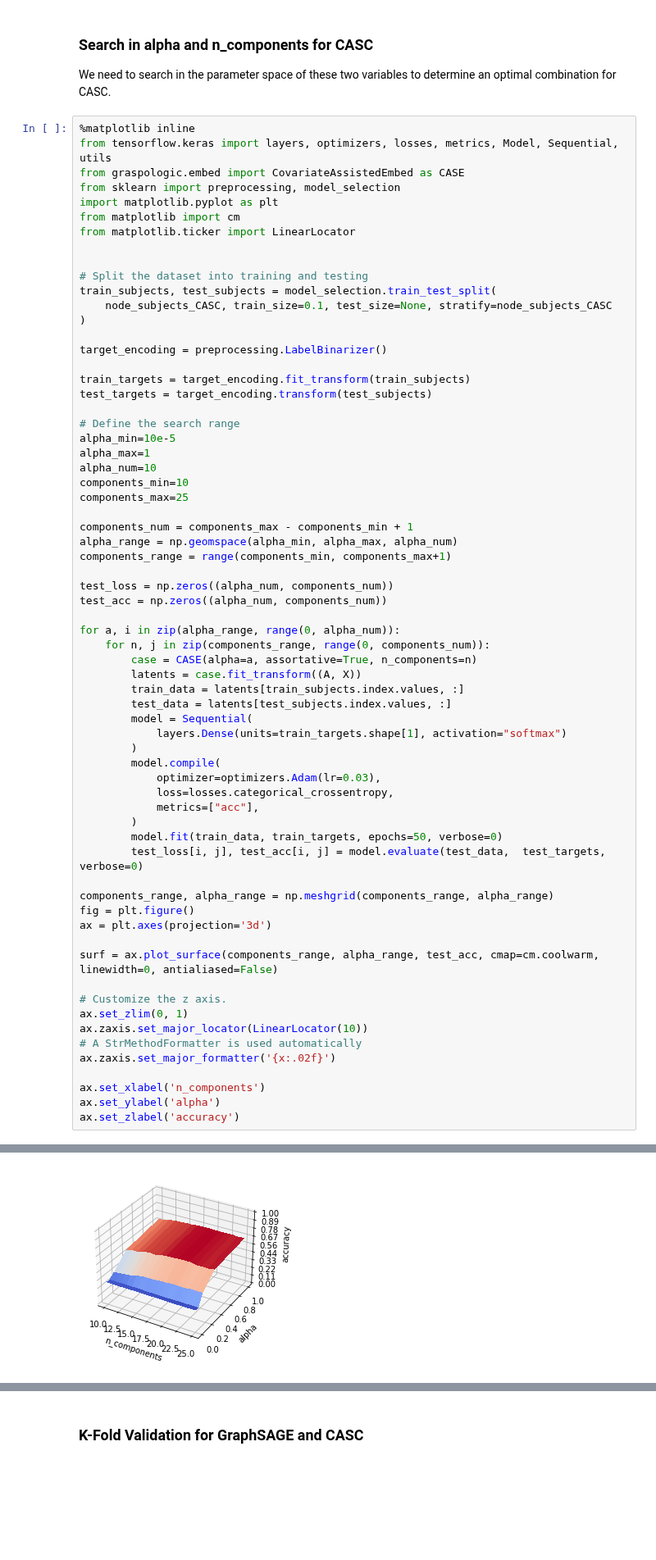
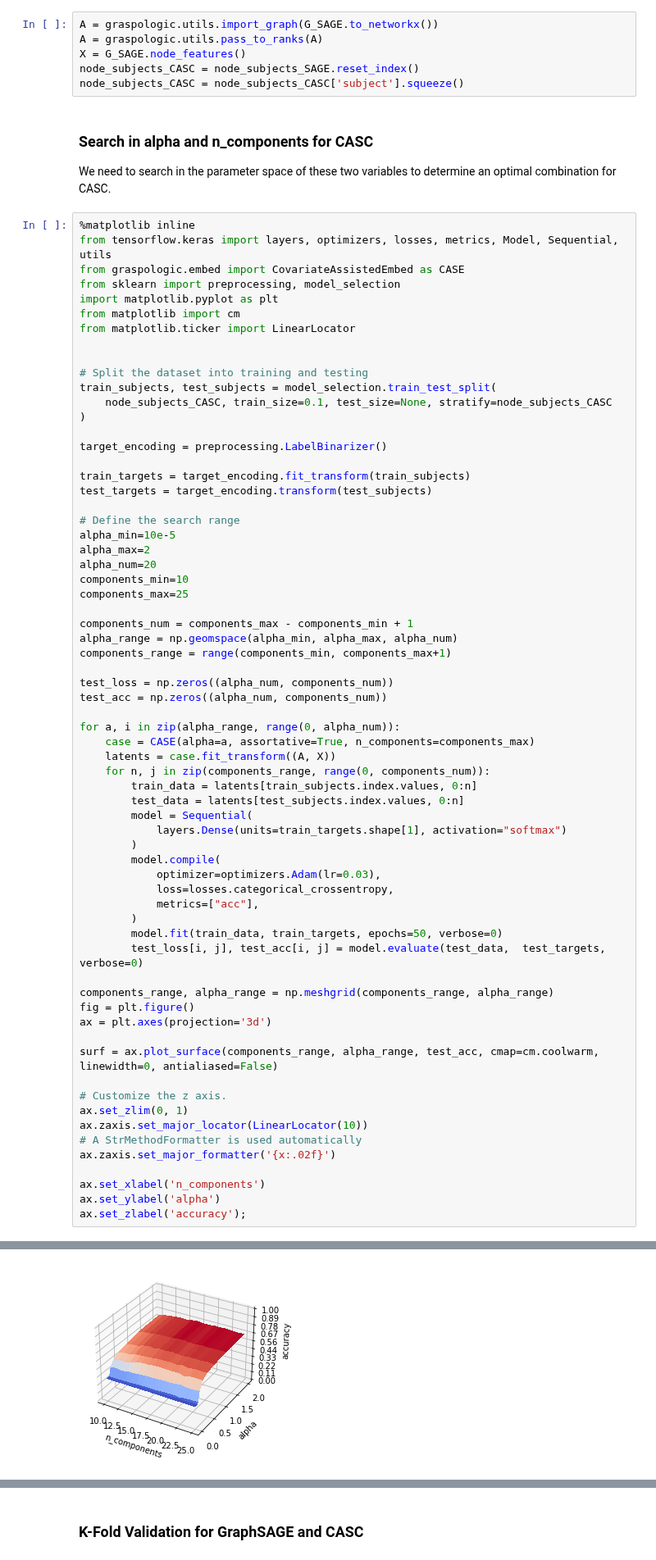
Before and after one commit to neurodata/notebooks, a Jupyter notebook: _notebooks/2021-05-06-casc-GraphSAGE.ipynb, the cells around one changed output, grey strips where cells are left out. Shown at 82% size. Drawn from its saved outputs; the diff is of its cells as text; blank space fills up the shorter version.

```diff
--- a/_notebooks/2021-05-06-casc-GraphSAGE.ipynb
+++ b/_notebooks/2021-05-06-casc-GraphSAGE.ipynb
@@ -46,3 +53,9 @@ G_SAGE, node_subjects_SAGE = dataset.load()
+# %%
+A = graspologic.utils.import_graph(G_SAGE.to_networkx())
+A = graspologic.utils.pass_to_ranks(A)
+X = G_SAGE.node_features()
+node_subjects_CASC = node_subjects_SAGE.reset_index()
+node_subjects_CASC = node_subjects_CASC['subject'].squeeze()
 # %% [markdown]
 ### Search in alpha and n_components for CASC
 
@@ -69,8 +82,8 @@ test_targets = target_encoding.transform(test_subjects)
 
 # Define the search range
 alpha_min=10e-5
-alpha_max=1
-alpha_num=10
+alpha_max=2
+alpha_num=20
 components_min=10
 components_max=25
 
@@ -82,11 +95,11 @@ test_loss = np.zeros((alpha_num, components_num))
 test_acc = np.zeros((alpha_num, components_num))
 
 for a, i in zip(alpha_range, range(0, alpha_num)):
+    case = CASE(alpha=a, assortative=True, n_components=components_max)
+    latents = case.fit_transform((A, X))
     for n, j in zip(components_range, range(0, components_num)):
-        case = CASE(alpha=a, assortative=True, n_components=n)
-        latents = case.fit_transform((A, X))
-        train_data = latents[train_subjects.index.values, :]
-        test_data = latents[test_subjects.index.values, :]
+        train_data = latents[train_subjects.index.values, 0:n]
+        test_data = latents[test_subjects.index.values, 0:n]
         model = Sequential(
             layers.Dense(units=train_targets.shape[1], activation="softmax")
         )
@@ -96,13 +109,13 @@ for a, i in zip(alpha_range, range(0, alpha_num)):
             metrics=["acc"],
         )
         model.fit(train_data, train_targets, epochs=50, verbose=0)
-        test_loss[i, j], test_acc[i, j] = model.evaluate(test_data,  test_targets,                  verbose=0)
+        test_loss[i, j], test_acc[i, j] = model.evaluate(test_data,  test_targets, verbose=0)
 
 components_range, alpha_range = np.meshgrid(components_range, alpha_range)
 fig = plt.figure()
 ax = plt.axes(projection='3d')
 
-surf = ax.plot_surface(components_range, alpha_range, test_acc, cmap=cm.coolwarm,               linewidth=0, antialiased=False)
+surf = ax.plot_surface(components_range, alpha_range, test_acc, cmap=cm.coolwarm, linewidth=0, antialiased=False)
 
 # Customize the z axis.
 ax.set_zlim(0, 1)
@@ -112,5 +125,5 @@ ax.zaxis.set_major_formatter('{x:.02f}')
 
 ax.set_xlabel('n_components')
 ax.set_ylabel('alpha')
-ax.set_zlabel('accuracy')
+ax.set_zlabel('accuracy');
 # %% [output]
@@ -118,2 +130,2 @@ Text(0.5, 0, 'accuracy')
-[figure, old version]
+[figure, new version]
 # %% [markdown]
```
Also changed, not shown: parts of 33 cells of this notebook.
